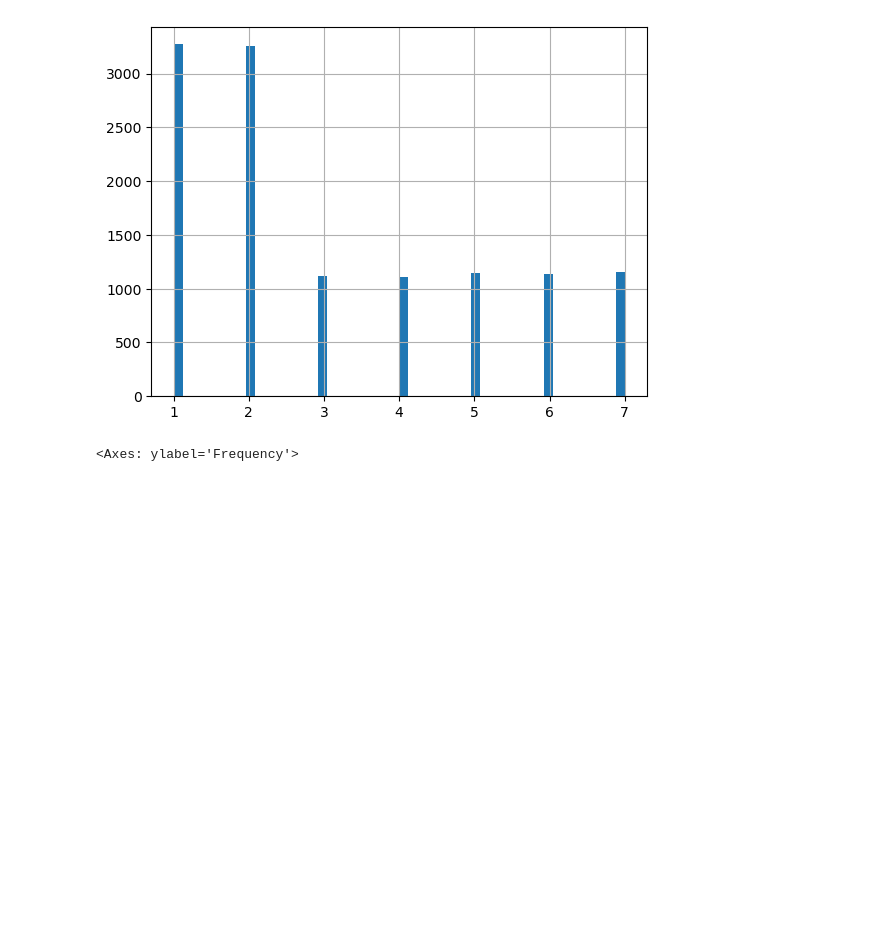
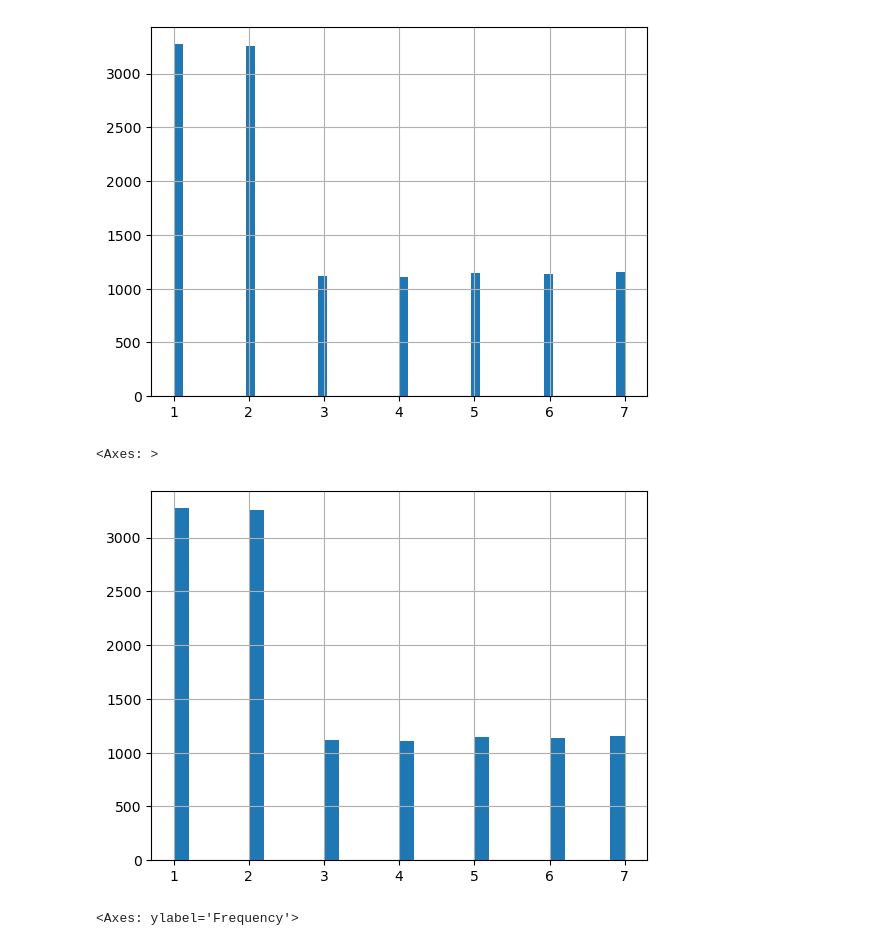
Before and after one commit to Zainab-Abdullahi/My-Data-Science-Class, a Jupyter notebook: Machine Learning Assignment.ipynb, the cells around one changed output. Drawn from its saved outputs; the diff is of its cells as text; code cells hidden in the pictures; blank space fills up the shorter version.

```diff
--- a/Machine Learning Assignment.ipynb
+++ b/Machine Learning Assignment.ipynb
@@ -74,6 +74,11 @@ house.bathroom.hist(bins=50)
 # %% [output]
 <Axes: >
 [figure]
+# %%
+house['bathroom'].hist(bins=30)
+# %% [output]
+<Axes: >
+[figure, added]
 # %%
 house.parking_space.plot(kind='hist',bins=50)
 # %% [output]
```
Also changed, not shown: parts of 10 cells of this notebook, 2 other files.
